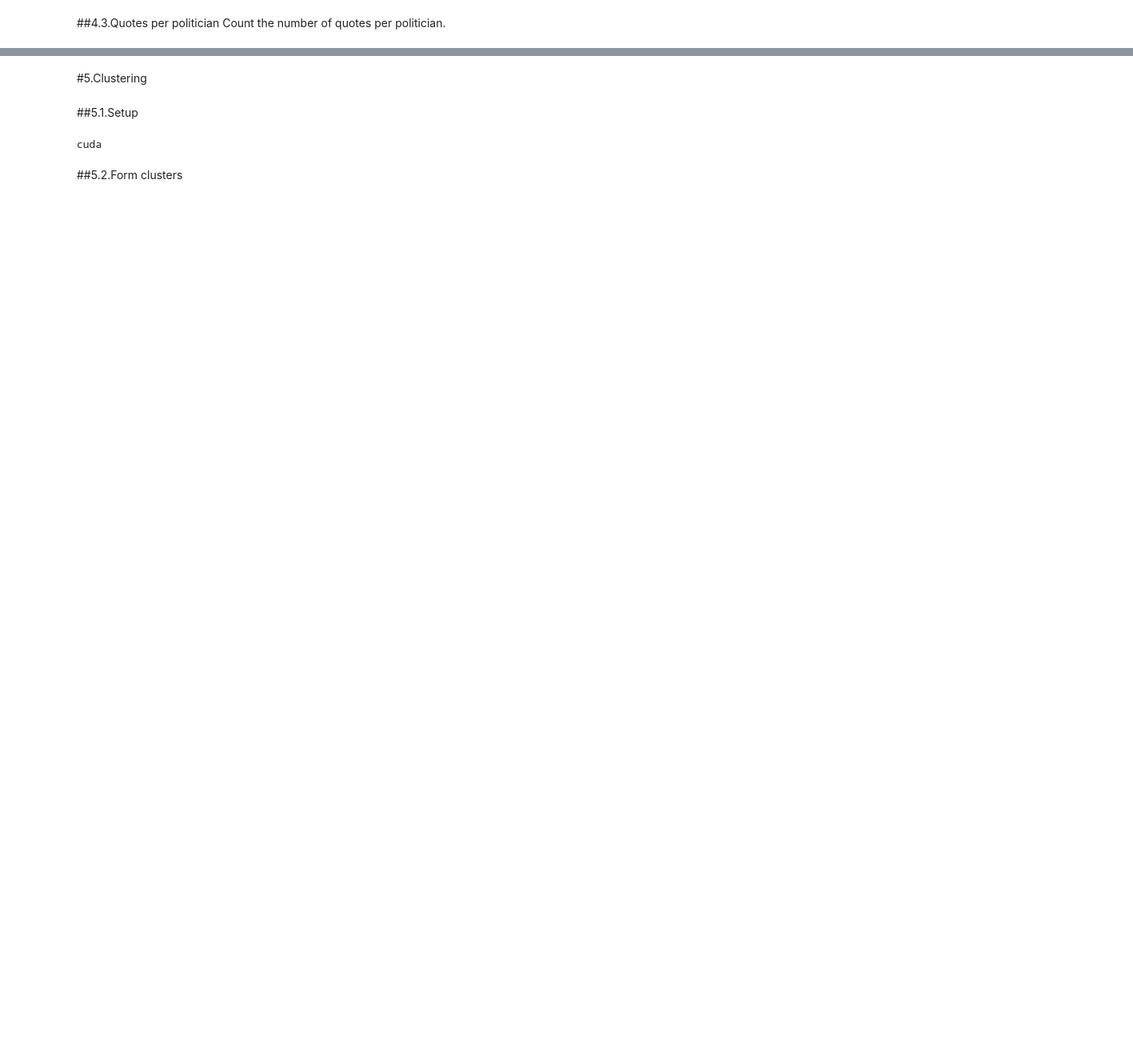
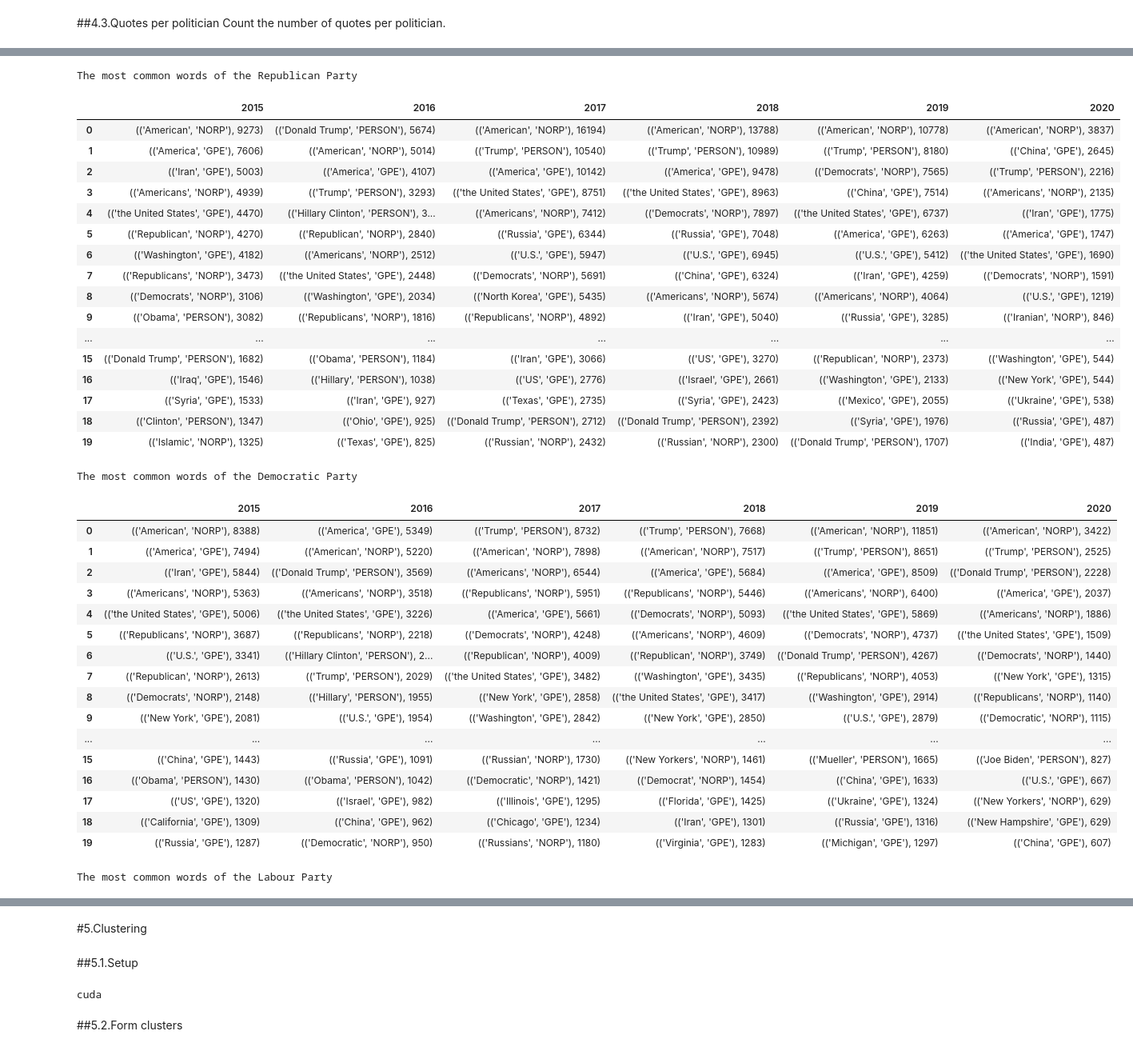
Before and after one commit to epfl-ada/ada-2021-project-acmu, a Jupyter notebook: project_notebook.ipynb, the cells around one changed output, grey strips where cells are left out. Shown: that part at 80% size. Drawn from its saved outputs; the diff is of its cells as text; code cells hidden in the pictures; blank space fills up the shorter version.

Commit message:
Added code of the analysis of the most common entities

```diff
--- a/project_notebook.ipynb
+++ b/project_notebook.ipynb
@@ -414,3 +365,0 @@ While Donald Trump talks about _Russia_, _China_, _money_, and _democrats_, Bara
-# %%
-# Using this option to display the full quotes
-pd.set_option('display.max_colwidth', None)
@@ -435,6 +366,3 @@ Name: quotation, dtype: object
-# %%
-# Resetting the column width
-pd.reset_option('display.max_colwidth')
 # %% [markdown]
 ##2.6.News websites and speakers
 # %%
@@ -907,0 +838,7 @@ for i, year in enumerate(YEARS):
+# %%
+# A list of entity types we deemed relevant for the analysis
+RELEVANT_ENTITIES = ['PERSON', 'NORP', 'GPE', 'EVENT', 'ORG', 'PRODUCT']
+
+# A set of 4 parties which will be the main focus of our analyses
+US_UK_PARTIES = ['Republican Party', 'Democratic Party',
+          'Labour Party', 'Conservative Party']
@@ -907,0 +881,10 @@ for i, year in enumerate(YEARS):
+# %%
+# For each of the analyzed parties, count occurrences of words through the years
+stats_by_party = {}
+nlp = spacy.load("en_core_web_sm", disable=['tagger', 'parser'])
+for party in US_UK_PARTIES:
+    stats_by_party[party] = most_common_per_party(party, nlp,
+                                years=[2015, 2016, 2017, 2018, 2019, 2020])
+
+with open('/content/drive/MyDrive/statseee.pickle', 'wb') as outputfile:
+    pickle.dump(stats_by_party, outputfile)
@@ -907,0 +893,57 @@ for i, year in enumerate(YEARS):
+# %%
+# For each party, display the most common 10 words
+for party in US_UK_PARTIES:
+    yearly_word_occ_df = pd.DataFrame({})
+    for year in range(2015, 2021):
+        # Aggregate the counts for each of the analyzed entities
+        agg_count = Counter()
+        for entity in RELEVANT_ENTITIES:
+            # Add the entity type in the counter key
+            cnt_dict = dict(stats_by_party[party][year][entity])
+            cnt_dict = {(key, entity): value for key, value in cnt_dict.items()}
+            agg_count += Counter(cnt_dict)
+        # Get the most common 20 words per party per year across all entities
+        yearly_word_occ_df[year] = agg_count.most_common(20)
+    yearly_word_occ_df = yearly_word_occ_df.style.set_caption(f"The most "
+                                                            f"common words of "
+                                                            f"the {party}")
+    display(yearly_word_occ_df)
+    print('\n\n')
+# %% [output]
+The most common words of the Republican Party
+|  | 2015 | 2016 | 2017 | 2018 | 2019 | 2020 |
+| 0 | (('American', 'NORP'), 9273) | (('Donald Trump', 'PERSON'), 5674) | (('American', 'NORP'), 16194) | (('American', 'NORP'), 13788) | (('American', 'NORP'), 10778) | (('American', 'NORP'), 3837) |
+| 1 | (('America', 'GPE'), 7606) | (('American', 'NORP'), 5014) | (('Trump', 'PERSON'), 10540) | (('Trump', 'PERSON'), 10989) | (('Trump', 'PERSON'), 8180) | (('China', 'GPE'), 2645) |
+| 2 | (('Iran', 'GPE'), 5003) | (('America', 'GPE'), 4107) | (('America', 'GPE'), 10142) | (('America', 'GPE'), 9478) | (('Democrats', 'NORP'), 7565) | (('Trump', 'PERSON'), 2216) |
+| 3 | (('Americans', 'NORP'), 4939) | (('Trump', 'PERSON'), 3293) | (('the United States', 'GPE'), 8751) | (('the United States', 'GPE'), 8963) | (('China', 'GPE'), 7514) | (('Americans', 'NORP'), 2135) |
+| 4 | (('the United States', 'GPE'), 4470) | (('Hillary Clinton', 'PERSON'), 3... | (('Americans', 'NORP'), 7412) | (('Democrats', 'NORP'), 7897) | (('the United States', 'GPE'), 6737) | (('Iran', 'GPE'), 1775) |
+| 5 | (('Republican', 'NORP'), 4270) | (('Republican', 'NORP'), 2840) | (('Russia', 'GPE'), 6344) | (('Russia', 'GPE'), 7048) | (('America', 'GPE'), 6263) | (('America', 'GPE'), 1747) |
+| 6 | (('Washington', 'GPE'), 4182) | (('Americans', 'NORP'), 2512) | (('U.S.', 'GPE'), 5947) | (('U.S.', 'GPE'), 6945) | (('U.S.', 'GPE'), 5412) | (('the United States', 'GPE'), 1690) |
+| 7 | (('Republicans', 'NORP'), 3473) | (('the United States', 'GPE'), 2448) | (('Democrats', 'NORP'), 5691) | (('China', 'GPE'), 6324) | (('Iran', 'GPE'), 4259) | (('Democrats', 'NORP'), 1591) |
+| 8 | (('Democrats', 'NORP'), 3106) | (('Washington', 'GPE'), 2034) | (('North Korea', 'GPE'), 5435) | (('Americans', 'NORP'), 5674) | (('Americans', 'NORP'), 4064) | (('U.S.', 'GPE'), 1219) |
+| 9 | (('Obama', 'PERSON'), 3082) | (('Republicans', 'NORP'), 1816) | (('Republicans', 'NORP'), 4892) | (('Iran', 'GPE'), 5040) | (('Russia', 'GPE'), 3285) | (('Iranian', 'NORP'), 846) |
+| ... | ... | ... | ... | ... | ... | ... |
+| 15 | (('Donald Trump', 'PERSON'), 1682) | (('Obama', 'PERSON'), 1184) | (('Iran', 'GPE'), 3066) | (('US', 'GPE'), 3270) | (('Republican', 'NORP'), 2373) | (('Washington', 'GPE'), 544) |
+| 16 | (('Iraq', 'GPE'), 1546) | (('Hillary', 'PERSON'), 1038) | (('US', 'GPE'), 2776) | (('Israel', 'GPE'), 2661) | (('Washington', 'GPE'), 2133) | (('New York', 'GPE'), 544) |
+| 17 | (('Syria', 'GPE'), 1533) | (('Iran', 'GPE'), 927) | (('Texas', 'GPE'), 2735) | (('Syria', 'GPE'), 2423) | (('Mexico', 'GPE'), 2055) | (('Ukraine', 'GPE'), 538) |
+| 18 | (('Clinton', 'PERSON'), 1347) | (('Ohio', 'GPE'), 925) | (('Donald Trump', 'PERSON'), 2712) | (('Donald Trump', 'PERSON'), 2392) | (('Syria', 'GPE'), 1976) | (('Russia', 'GPE'), 487) |
+| 19 | (('Islamic', 'NORP'), 1325) | (('Texas', 'GPE'), 825) | (('Russian', 'NORP'), 2432) | (('Russian', 'NORP'), 2300) | (('Donald Trump', 'PERSON'), 1707) | (('India', 'GPE'), 487) |
+The most common words of the Democratic Party
+|  | 2015 | 2016 | 2017 | 2018 | 2019 | 2020 |
+| 0 | (('American', 'NORP'), 8388) | (('America', 'GPE'), 5349) | (('Trump', 'PERSON'), 8732) | (('Trump', 'PERSON'), 7668) | (('American', 'NORP'), 11851) | (('American', 'NORP'), 3422) |
+| 1 | (('America', 'GPE'), 7494) | (('American', 'NORP'), 5220) | (('American', 'NORP'), 7898) | (('American', 'NORP'), 7517) | (('Trump', 'PERSON'), 8651) | (('Trump', 'PERSON'), 2525) |
+| 2 | (('Iran', 'GPE'), 5844) | (('Donald Trump', 'PERSON'), 3569) | (('Americans', 'NORP'), 6544) | (('America', 'GPE'), 5684) | (('America', 'GPE'), 8509) | (('Donald Trump', 'PERSON'), 2228) |
+| 3 | (('Americans', 'NORP'), 5363) | (('Americans', 'NORP'), 3518) | (('Republicans', 'NORP'), 5951) | (('Republicans', 'NORP'), 5446) | (('Americans', 'NORP'), 6400) | (('America', 'GPE'), 2037) |
+| 4 | (('the United States', 'GPE'), 5006) | (('the United States', 'GPE'), 3226) | (('America', 'GPE'), 5661) | (('Democrats', 'NORP'), 5093) | (('the United States', 'GPE'), 5869) | (('Americans', 'NORP'), 1886) |
+| 5 | (('Republicans', 'NORP'), 3687) | (('Republicans', 'NORP'), 2218) | (('Democrats', 'NORP'), 4248) | (('Americans', 'NORP'), 4609) | (('Democrats', 'NORP'), 4737) | (('the United States', 'GPE'), 1509) |
+| 6 | (('U.S.', 'GPE'), 3341) | (('Hillary Clinton', 'PERSON'), 2... | (('Republican', 'NORP'), 4009) | (('Republican', 'NORP'), 3749) | (('Donald Trump', 'PERSON'), 4267) | (('Democrats', 'NORP'), 1440) |
+| 7 | (('Republican', 'NORP'), 2613) | (('Trump', 'PERSON'), 2029) | (('the United States', 'GPE'), 3482) | (('Washington', 'GPE'), 3435) | (('Republicans', 'NORP'), 4053) | (('New York', 'GPE'), 1315) |
+| 8 | (('Democrats', 'NORP'), 2148) | (('Hillary', 'PERSON'), 1955) | (('New York', 'GPE'), 2858) | (('the United States', 'GPE'), 3417) | (('Washington', 'GPE'), 2914) | (('Republicans', 'NORP'), 1140) |
+| 9 | (('New York', 'GPE'), 2081) | (('U.S.', 'GPE'), 1954) | (('Washington', 'GPE'), 2842) | (('New York', 'GPE'), 2850) | (('U.S.', 'GPE'), 2879) | (('Democratic', 'NORP'), 1115) |
+| ... | ... | ... | ... | ... | ... | ... |
+| 15 | (('China', 'GPE'), 1443) | (('Russia', 'GPE'), 1091) | (('Russian', 'NORP'), 1730) | (('New Yorkers', 'NORP'), 1461) | (('Mueller', 'PERSON'), 1665) | (('Joe Biden', 'PERSON'), 827) |
+| 16 | (('Obama', 'PERSON'), 1430) | (('Obama', 'PERSON'), 1042) | (('Democratic', 'NORP'), 1421) | (('Democrat', 'NORP'), 1454) | (('China', 'GPE'), 1633) | (('U.S.', 'GPE'), 667) |
+| 17 | (('US', 'GPE'), 1320) | (('Israel', 'GPE'), 982) | (('Illinois', 'GPE'), 1295) | (('Florida', 'GPE'), 1425) | (('Ukraine', 'GPE'), 1324) | (('New Yorkers', 'NORP'), 629) |
+| 18 | (('California', 'GPE'), 1309) | (('China', 'GPE'), 962) | (('Chicago', 'GPE'), 1234) | (('Iran', 'GPE'), 1301) | (('Russia', 'GPE'), 1316) | (('New Hampshire', 'GPE'), 629) |
+| 19 | (('Russia', 'GPE'), 1287) | (('Democratic', 'NORP'), 950) | (('Russians', 'NORP'), 1180) | (('Virginia', 'GPE'), 1283) | (('Michigan', 'GPE'), 1297) | (('China', 'GPE'), 607) |
+The most common words of the Labour Party
```
Also changed, not shown: parts of 24 cells of this notebook, 1 other file.
